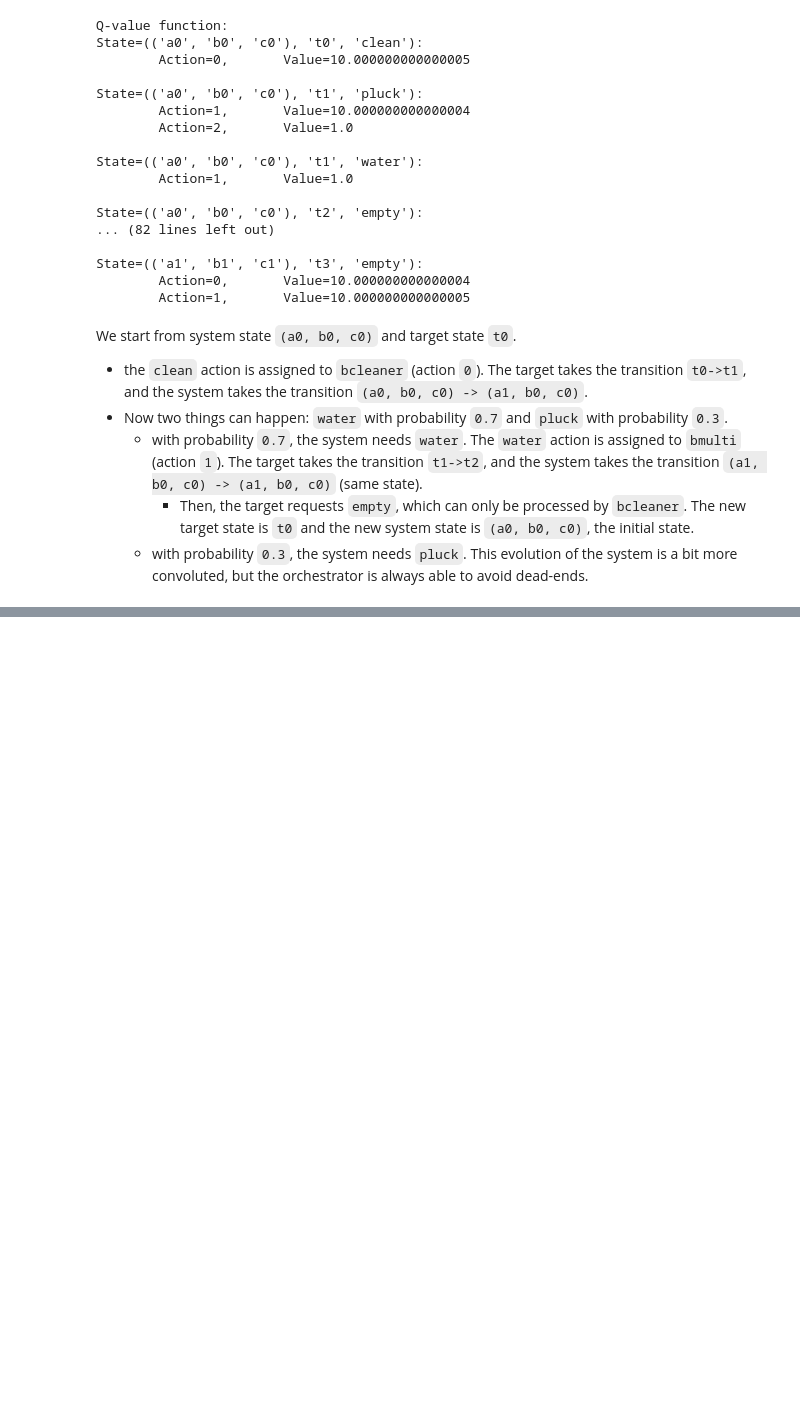
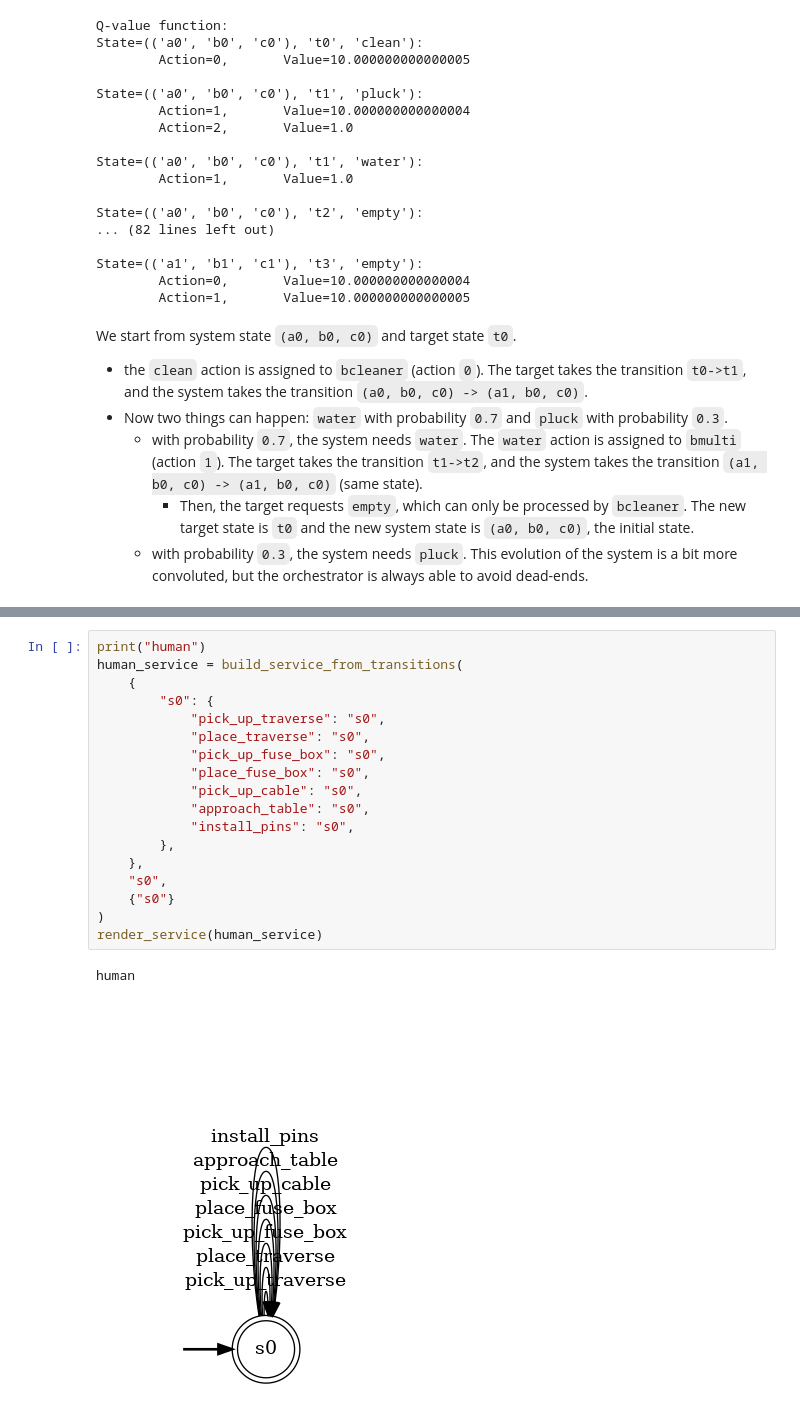
Before and after one commit to luusi/stochastic-service-composition, a Jupyter notebook: docs/notebooks/04-use-cases.ipynb, the cells around one changed output, grey strips where cells are left out. Cells and saved outputs as stored; diff of their text form; blank space fills up the shorter version.

```diff
--- a/docs/notebooks/04-use-cases.ipynb
+++ b/docs/notebooks/04-use-cases.ipynb
@@ -444,0 +463,21 @@ TODO
+# %%
+print("human")
+human_service = build_service_from_transitions(
+    {
+        "s0": {
+            "pick_up_traverse": "s0",
+            "place_traverse": "s0",
+            "pick_up_fuse_box": "s0",
+            "place_fuse_box": "s0",
+            "pick_up_cable": "s0",
+            "approach_table": "s0",
+            "install_pins": "s0",
+        },
+    },
+    "s0",
+    {"s0"}
+)
+render_service(human_service)
+# %% [output]
+human
+[figure, added]
```
Also changed, not shown: parts of 6 cells of this notebook.
